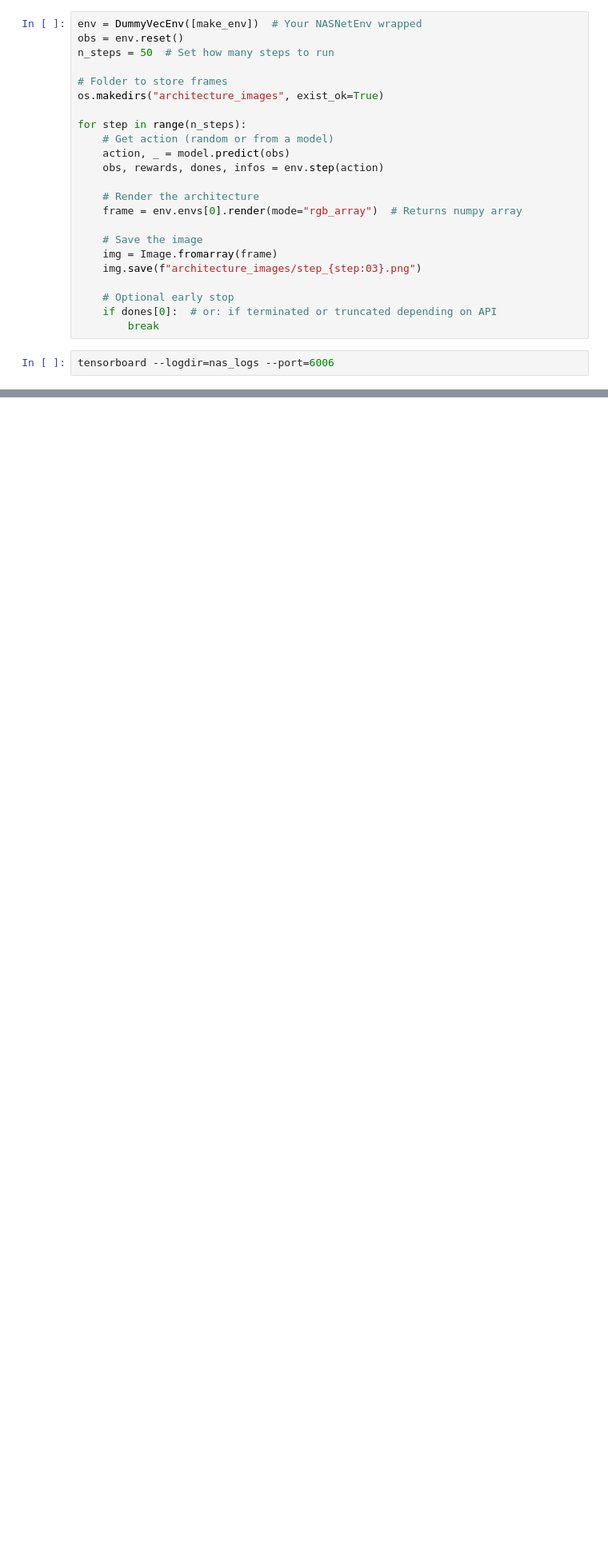
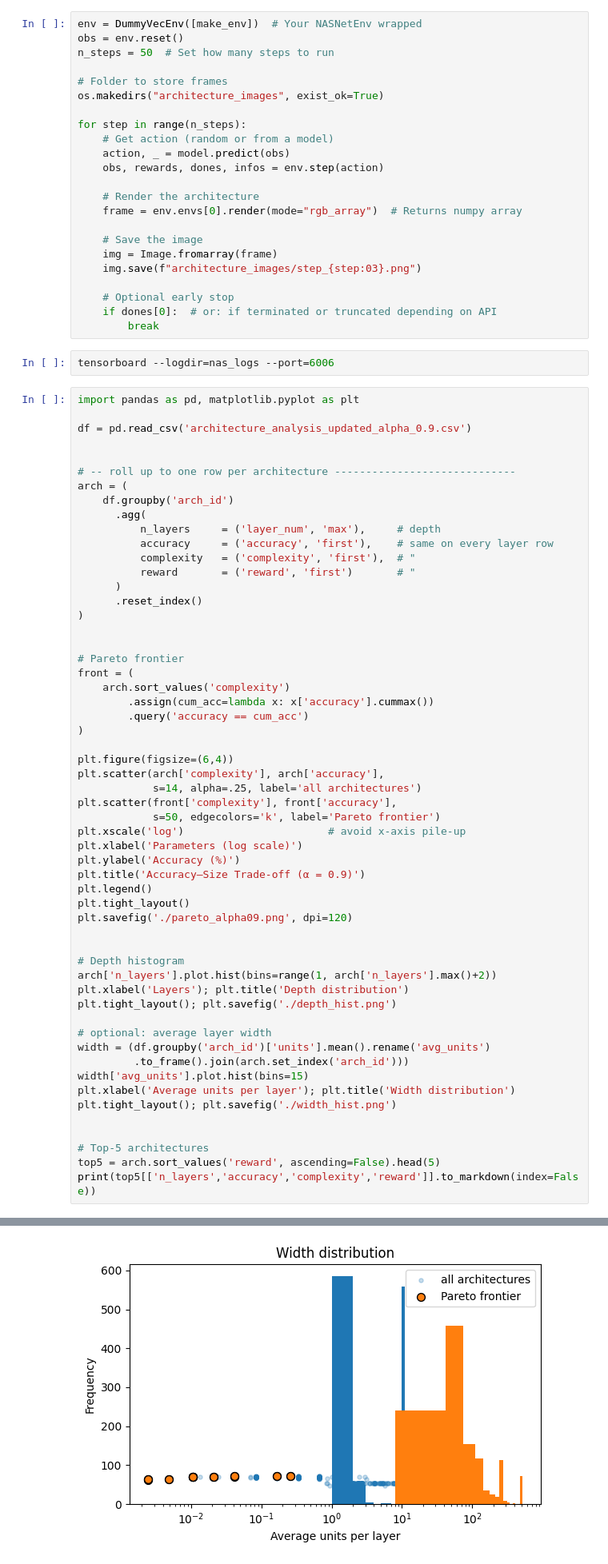
Before and after one commit to abhinav-madabhushi/Math-M148-NAS, a Jupyter notebook: RL_Model_Visualizations_Video.ipynb, the cells around one changed output, grey strips where cells are left out. Shown at 80% size. Saved outputs shown, nothing was run; the diff lists cells and outputs as text; blank space fills up the shorter version.

```diff
--- a/RL_Model_Visualizations_Video.ipynb
+++ b/RL_Model_Visualizations_Video.ipynb
@@ -622,3 +624,60 @@ for step in range(n_steps):
         break
 # %%
 tensorboard --logdir=nas_logs --port=6006
+# %%
+import pandas as pd, matplotlib.pyplot as plt
+
+df = pd.read_csv('architecture_analysis_updated_alpha_0.9.csv')
+
+
+# -- roll up to one row per architecture -----------------------------
+arch = (
+    df.groupby('arch_id')
+      .agg(
+          n_layers     = ('layer_num', 'max'),     # depth
+          accuracy     = ('accuracy', 'first'),    # same on every layer row
+          complexity   = ('complexity', 'first'),  # "
+          reward       = ('reward', 'first')       # "
+      )
+      .reset_index()
+)
+
+
+# Pareto frontier
+front = (
+    arch.sort_values('complexity')
+        .assign(cum_acc=lambda x: x['accuracy'].cummax())
+        .query('accuracy == cum_acc')
+)
+
+plt.figure(figsize=(6,4))
+plt.scatter(arch['complexity'], arch['accuracy'],
+            s=14, alpha=.25, label='all architectures')
+plt.scatter(front['complexity'], front['accuracy'],
+            s=50, edgecolors='k', label='Pareto frontier')
+plt.xscale('log')                       # avoid x-axis pile-up
+plt.xlabel('Parameters (log scale)')
+plt.ylabel('Accuracy (%)')
+plt.title('Accuracy–Size Trade-off (α = 0.9)')
+plt.legend()
+plt.tight_layout()
+plt.savefig('./pareto_alpha09.png', dpi=120)
+
+
+# Depth histogram
+arch['n_layers'].plot.hist(bins=range(1, arch['n_layers'].max()+2))
+plt.xlabel('Layers'); plt.title('Depth distribution')
+plt.tight_layout(); plt.savefig('./depth_hist.png')
+
+# optional: average layer width
+width = (df.groupby('arch_id')['units'].mean().rename('avg_units')
+         .to_frame().join(arch.set_index('arch_id')))
+width['avg_units'].plot.hist(bins=15)
+plt.xlabel('Average units per layer'); plt.title('Width distribution')
+plt.tight_layout(); plt.savefig('./width_hist.png')
+
+
+# Top-5 architectures
+top5 = arch.sort_values('reward', ascending=False).head(5)
+print(top5[['n_layers','accuracy','complexity','reward']].to_markdown(index=False))
+# %% [output]
@@ -624,0 +691 @@ tensorboard --logdir=nas_logs --port=6006
+[figure, added]
```
Also changed, not shown: parts of 3 cells of this notebook.
